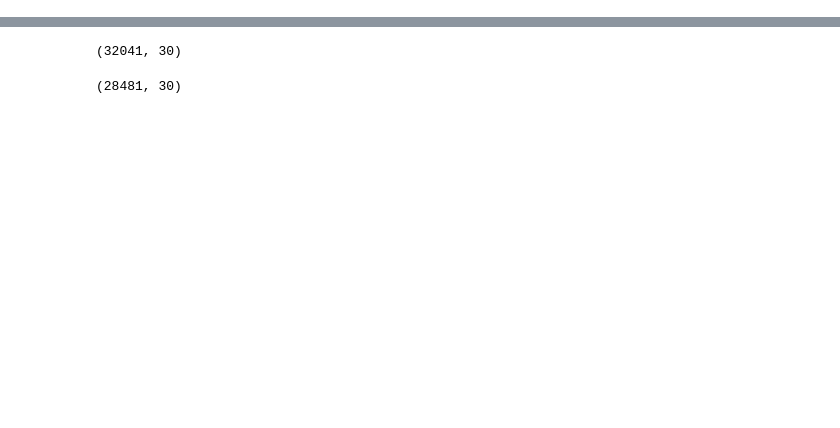
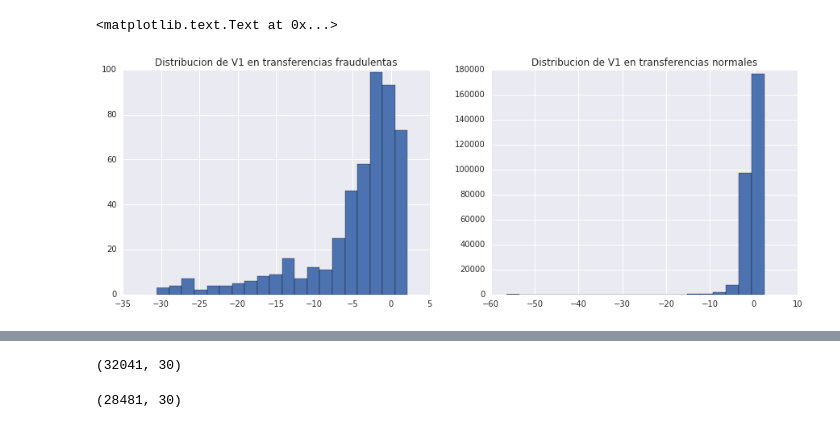
Before and after one commit to zentonllo/tfg-tensorflow, a Jupyter notebook: cloud/datalab/Keras-GCS.ipynb, the cells around one changed output, grey strips where cells are left out. Drawn from its saved outputs; the diff is of its cells as text; code cells hidden in the pictures; blank space fills up the shorter version.

```diff
--- a/cloud/datalab/Keras-GCS.ipynb
+++ b/cloud/datalab/Keras-GCS.ipynb
@@ -13,0 +220,23 @@ pip install --upgrade sklearn
+# %%
+'''
+ Para las variables númerica V1-V28 que han sido anonimizadas, podríamos hacer 'feature engineering'
+ analizando como se distribuyen los valores de estas variables e ir eliminando aquellas con una distribución similar
+ para los dos tipos de transferencias
+ Para evitar alargar el notebook, aquí solo lo haremos para V1. Esta variable no sería de gran ayuda para clasificar
+ las transferencias, pues para los dos tipos los valores se concentran entre -10 y 0.
+ Mostraremos que gracias a las redes neuronales podemos evitar este proceso de descartar 'manualmente' variables del modelo
+'''
+
+f, (ax1,ax2) = plt.subplots(1,2, figsize=(15,5))
+
+bins = 20
+
+ax1.hist(df_fraud['V1'], bins = bins)
+ax1.set_title('Distribucion de V1 en transferencias fraudulentas')
+
+ax2.hist(df_no_fraud['V1'], bins = bins)
+
+ax2.set_title('Distribucion de V1 en transferencias normales')
+# %% [output]
+<matplotlib.text.Text at 0x...>
+[figure, added]
```
Also changed, not shown: parts of 39 cells of this notebook.
